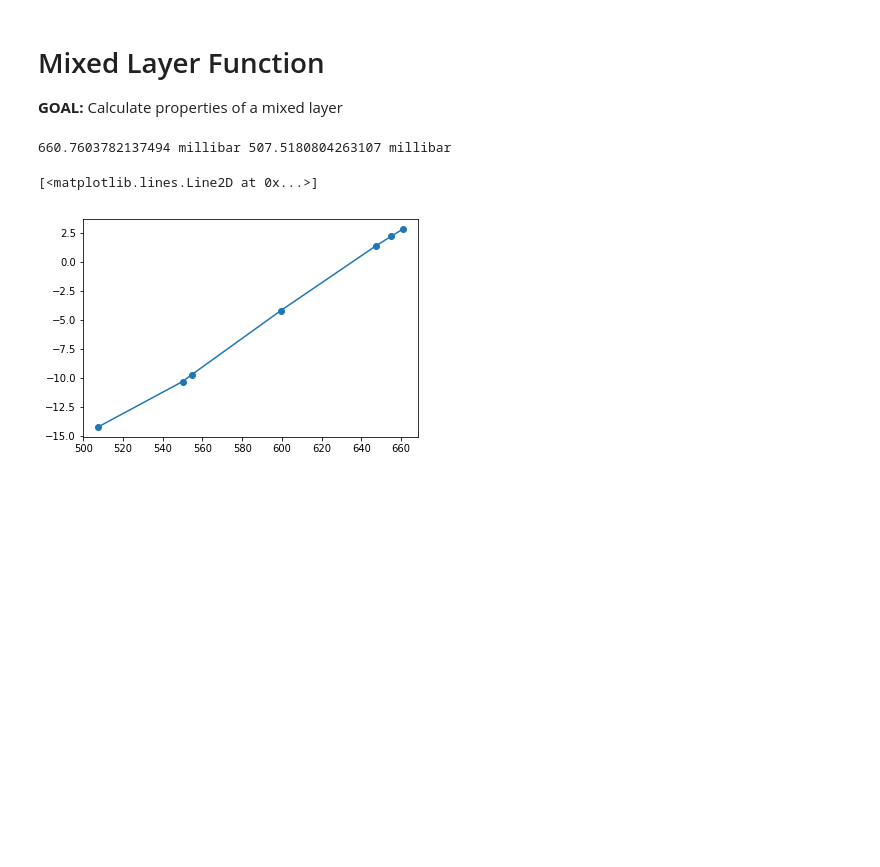
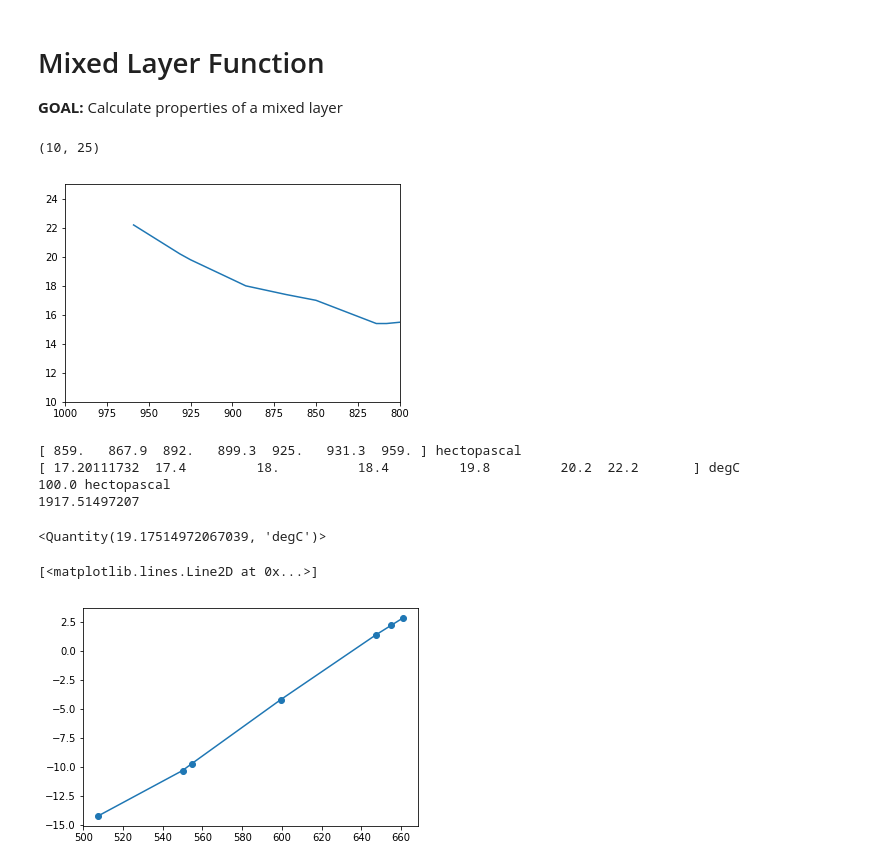
Before and after one commit to jrleeman/aviato, a Jupyter notebook: CAPE_CIN/Mixed Layer Function.ipynb, the cells around one changed output. Drawn from its saved outputs; the diff is of its cells as text; code cells hidden in the pictures; blank space fills up the shorter version.

```diff
--- a/CAPE_CIN/Mixed Layer Function.ipynb
+++ b/CAPE_CIN/Mixed Layer Function.ipynb
@@ -80,7 +55,20 @@ def get_layer(p, datavar, bottom=None, depth=100*units.hPa, interpolate=True):
+# %%
+plt.plot(p, T)
+plt.xlim(1000, 800)
+plt.ylim(10, 25)
+# %% [output]
+(10, 25)
+[figure, added]
+# %%
+mixed_layer(p, T)
+# %% [output]
+[ 859.   867.9  892.   899.3  925.   931.3  959. ] hectopascal
+[ 17.20111732  17.4         18.          18.4         19.8         20.2  22.2       ] degC
+100.0 hectopascal
+1917.51497207
+<Quantity(19.17514972067039, 'degC')>
 # %%
-pl, tl = get_layer(p, T, bottom=3000*units.m, depth=2000*units.m, interpolate=True)
+pl, tl = mpcalc.get_layer(p, T, bottom=3000*units.m, depth=2000*units.m, interpolate=True)
-# %% [output]
-660.7603782137494 millibar 507.5180804263107 millibar
 # %%
 plt.plot(pl, tl, marker='o')
 # %% [output]
```
Also changed, not shown: parts of 7 cells of this notebook, 1 other file.
